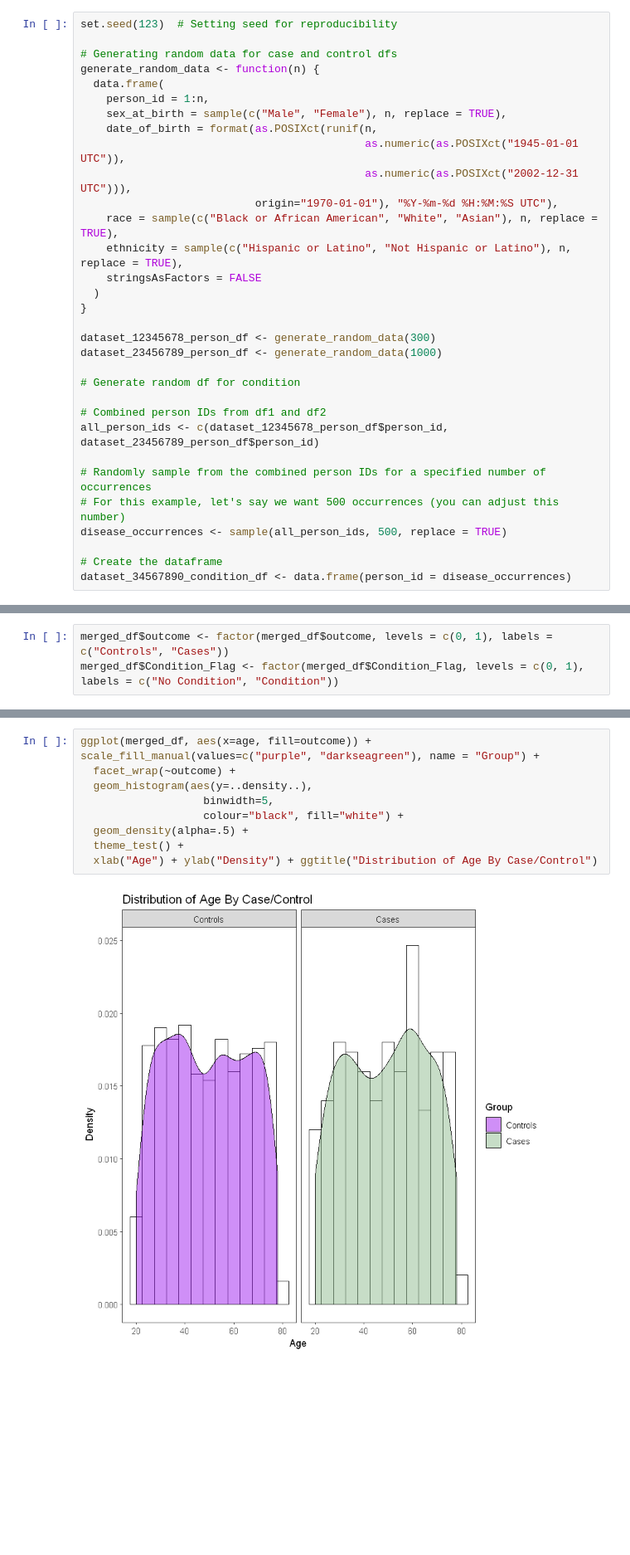
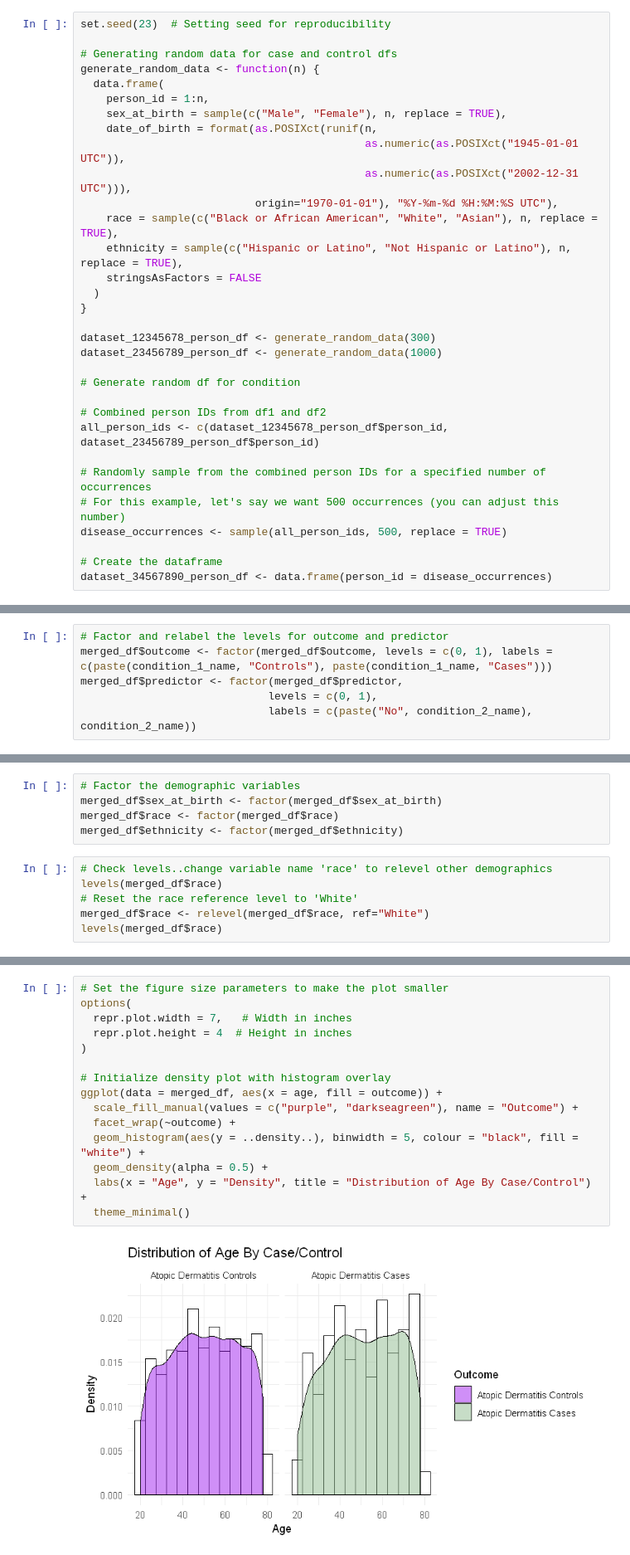
Before and after one commit to AlexisCenname/HSLSCodeTemplates, a Jupyter notebook: ConditionAssociation.ipynb, the cells around one changed output, grey strips where cells are left out. Shown: that part at 83% size. Drawn from its saved outputs; the diff is of its cells as text; blank space fills up the shorter version.

```diff
--- a/ConditionAssociation.ipynb
+++ b/ConditionAssociation.ipynb
@@ -36,5 +189,5 @@ The following objects are masked from 'package:base':
 # %%
-set.seed(123)  # Setting seed for reproducibility
+set.seed(23)  # Setting seed for reproducibility
 
 # Generating random data for case and control dfs
 generate_random_data <- function(n) {
@@ -64,4 +217,4 @@ all_person_ids <- c(dataset_12345678_person_df$person_id, dataset_23456789_perso
 disease_occurrences <- sample(all_person_ids, 500, replace = TRUE)
 
 # Create the dataframe
-dataset_34567890_condition_df <- data.frame(person_id = disease_occurrences)
+dataset_34567890_person_df <- data.frame(person_id = disease_occurrences)
@@ -161,3 +429,6 @@ merged_df[is.na(merged_df)] <- 0
 # %%
-merged_df$outcome <- factor(merged_df$outcome, levels = c(0, 1), labels = c("Controls", "Cases"))
-merged_df$Condition_Flag <- factor(merged_df$Condition_Flag, levels = c(0, 1), labels = c("No Condition", "Condition"))
+# Factor and relabel the levels for outcome and predictor
+merged_df$outcome <- factor(merged_df$outcome, levels = c(0, 1), labels = c(paste(condition_1_name, "Controls"), paste(condition_1_name, "Cases")))
+merged_df$predictor <- factor(merged_df$predictor,
+                             levels = c(0, 1),
+                             labels = c(paste("No", condition_2_name), condition_2_name))
@@ -165,0 +445,11 @@ merged_df$Condition_Flag <- factor(merged_df$Condition_Flag, levels = c(0, 1), l
+# %%
+# Factor the demographic variables
+merged_df$sex_at_birth <- factor(merged_df$sex_at_birth)
+merged_df$race <- factor(merged_df$race)
+merged_df$ethnicity <- factor(merged_df$ethnicity)
+# %%
+# Check levels..change variable name 'race' to relevel other demographics
+levels(merged_df$race)
+# Reset the race reference level to 'White'
+merged_df$race <- relevel(merged_df$race, ref="White")
+levels(merged_df$race)
@@ -237,11 +595,17 @@ display_html(output)
 # %%
-ggplot(merged_df, aes(x=age, fill=outcome)) + scale_fill_manual(values=c("purple", "darkseagreen"), name = "Group") +
+# Set the figure size parameters to make the plot smaller
+options(
+  repr.plot.width = 7,   # Width in inches
+  repr.plot.height = 4  # Height in inches
+)
+
+# Initialize density plot with histogram overlay
+ggplot(data = merged_df, aes(x = age, fill = outcome)) +
+  scale_fill_manual(values = c("purple", "darkseagreen"), name = "Outcome") +
   facet_wrap(~outcome) +
-  geom_histogram(aes(y=..density..),
-                   binwidth=5,
-                   colour="black", fill="white") +
-  geom_density(alpha=.5) +
-  theme_test() +
-  xlab("Age") + ylab("Density") + ggtitle("Distribution of Age By Case/Control")
+  geom_histogram(aes(y = ..density..), binwidth = 5, colour = "black", fill = "white") +
+  geom_density(alpha = 0.5) +
+  labs(x = "Age", y = "Density", title = "Distribution of Age By Case/Control") +
+  theme_minimal()
 # %% [output]
-[figure, old version]
+[figure, new version]
```
Also changed, not shown: parts of 86 cells of this notebook.
